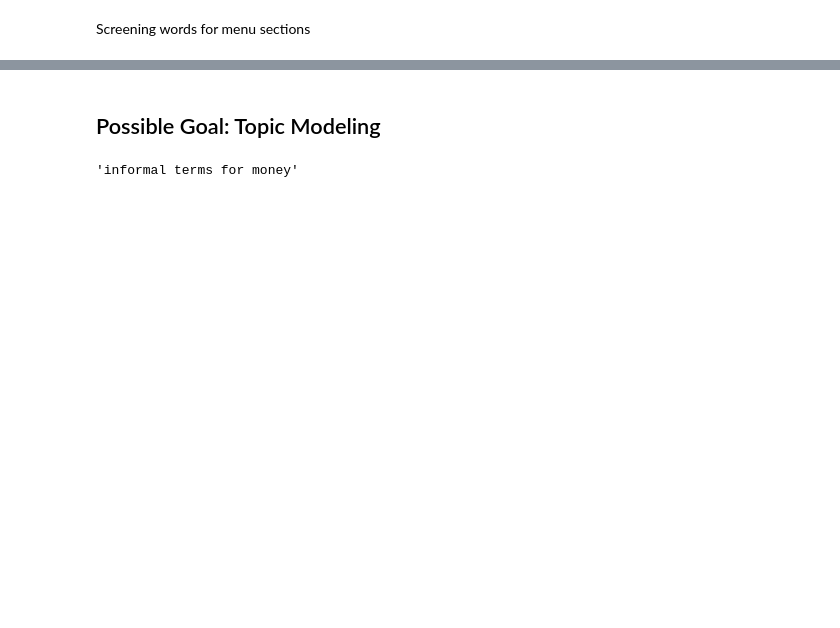
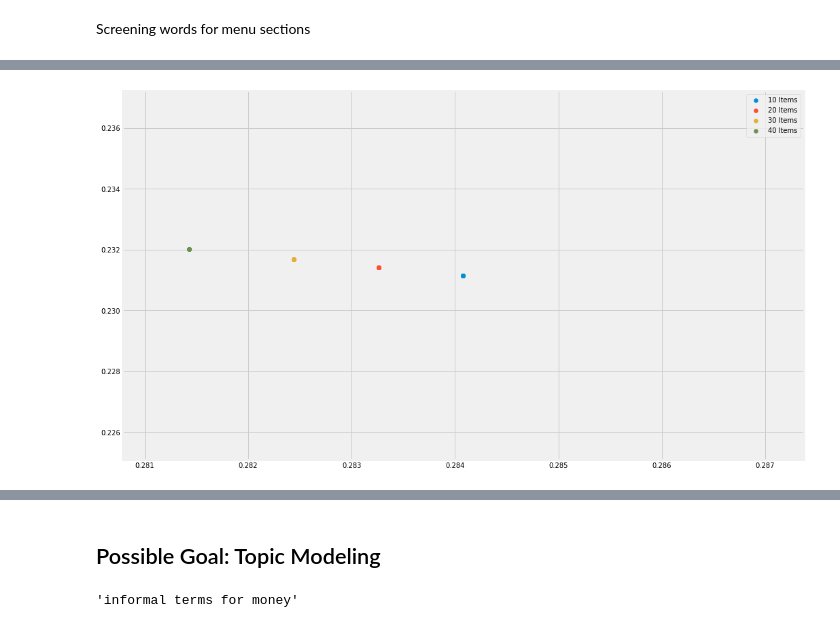
Before and after one commit to alan-j-lin/lunch_price_prediction, a Jupyter notebook: Project_Luther_Alan.ipynb, the cells around one changed output, grey strips where cells are left out. Drawn from its saved outputs; the diff is of its cells as text; code cells hidden in the pictures; blank space fills up the shorter version.

```diff
--- a/Project_Luther_Alan.ipynb
+++ b/Project_Luther_Alan.ipynb
@@ -554,0 +466,37 @@ np.mean(all_scores)
+# %%
+items10_rsquared = []
+items20_rsquared = []
+items30_rsquared = []
+items40_rsquared = []
+
+items10_mse = []
+items20_mse = []
+items30_mse = []
+items40_mse = []
+
+items_rsquared = [items10_rsquared, items20_rsquared, items30_rsquared, items40_rsquared]
+items_mse = [items10_mse, items20_mse, items30_mse, items40_mse]
+
+for i in metrics:
+    param_tup = i[0]
+    if param_tup[2] == 10:
+        items_rsquared[0].append(i[1])
+        items_mse[0].append(i[2])
+    elif param_tup[2] == 20:
+        items_rsquared[1].append(i[1])
+        items_mse[1].append(i[2])
+    elif param_tup[2] == 30:
+        items_rsquared[2].append(i[1])
+        items_mse[2].append(i[2])
+    else:
+        items_rsquared[3].append(i[1])
+        items_mse[3].append(i[2])
+# %%
+# Seems that 10 items has the strongest effect, lc_price and hc_price don't have effect
+plt.scatter(items10_rsquared, items10_mse)
+plt.scatter(items20_rsquared, items20_mse)
+plt.scatter(items30_rsquared, items30_mse)
+plt.scatter(items40_rsquared, items40_mse)
+plt.legend(['10 Items', '20 Items', '30 Items', '40 Items']);
+# %% [output]
+[figure, added]
```
Also changed, not shown: parts of 74 cells of this notebook.
